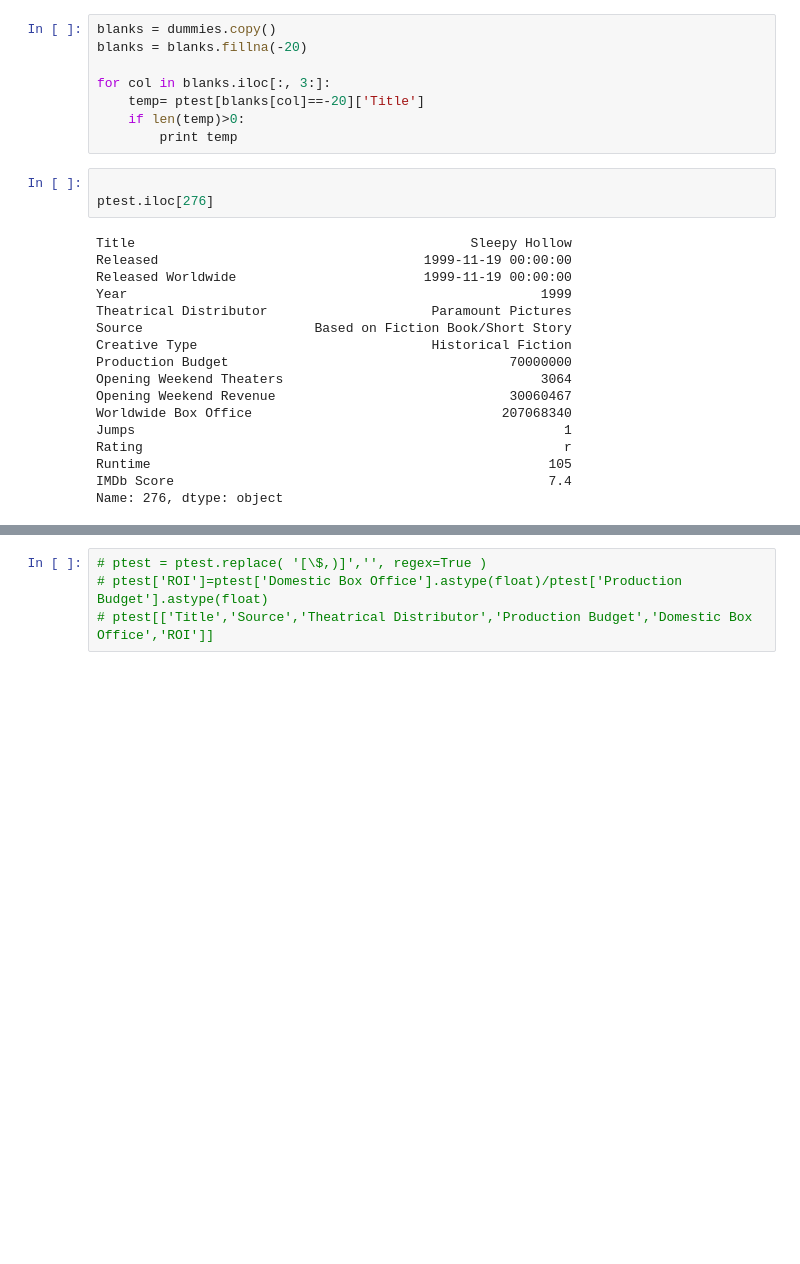
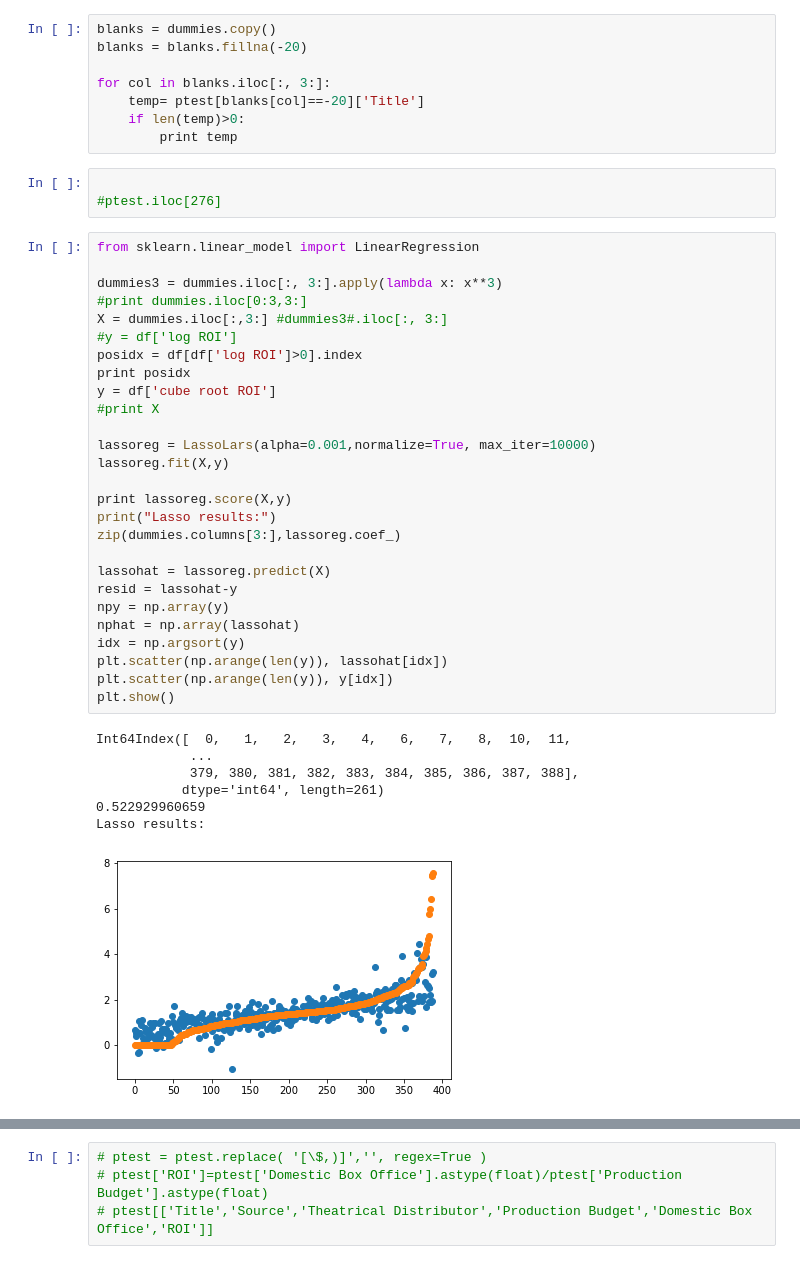
Before and after one commit to jasonyzhao/MetricsB, a Jupyter notebook: MetricsB.ipynb, the cells around one changed output, grey strips where cells are left out. Cells and saved outputs as stored; diff of their text form; blank space fills up the shorter version.

```diff
--- a/MetricsB.ipynb
+++ b/MetricsB.ipynb
@@ -172,23 +210,41 @@ for col in blanks.iloc[:, 3:]:
         print temp
 # %%
 
-ptest.iloc[276]
+#ptest.iloc[276]
-# %% [output]
-Title                                           Sleepy Hollow
-Released                                  1999-11-19 00:00:00
-Released Worldwide                        1999-11-19 00:00:00
-Year                                                     1999
-Theatrical Distributor                     Paramount Pictures
-Source                      Based on Fiction Book/Short Story
-Creative Type                              Historical Fiction
-Production Budget                                    70000000
-Opening Weekend Theaters                                 3064
-Opening Weekend Revenue                              30060467
-Worldwide Box Office                                207068340
-Jumps                                                       1
-Rating                                                      r
-Runtime                                                   105
-IMDb Score                                                7.4
-Name: 276, dtype: object
+# %%
+from sklearn.linear_model import LinearRegression
+
+dummies3 = dummies.iloc[:, 3:].apply(lambda x: x**3)
+#print dummies.iloc[0:3,3:]
+X = dummies.iloc[:,3:] #dummies3#.iloc[:, 3:]
+#y = df['log ROI']
+posidx = df[df['log ROI']>0].index
+print posidx
+y = df['cube root ROI']
+#print X
+
+lassoreg = LassoLars(alpha=0.001,normalize=True, max_iter=10000)
+lassoreg.fit(X,y)
+
+print lassoreg.score(X,y)
+print("Lasso results:")
+zip(dummies.columns[3:],lassoreg.coef_)
+
+lassohat = lassoreg.predict(X)
+resid = lassohat-y
+npy = np.array(y)
+nphat = np.array(lassohat)
+idx = np.argsort(y)
+plt.scatter(np.arange(len(y)), lassohat[idx])
+plt.scatter(np.arange(len(y)), y[idx])
+plt.show()
+# %% [output]
+Int64Index([  0,   1,   2,   3,   4,   6,   7,   8,  10,  11,
+            ...
+            379, 380, 381, 382, 383, 384, 385, 386, 387, 388],
+           dtype='int64', length=261)
+0.522929960659
+Lasso results:
+[figure, added]
 # %%
 from sklearn.linear_model import LinearRegression
```
Also changed, not shown: parts of 10 cells of this notebook.
